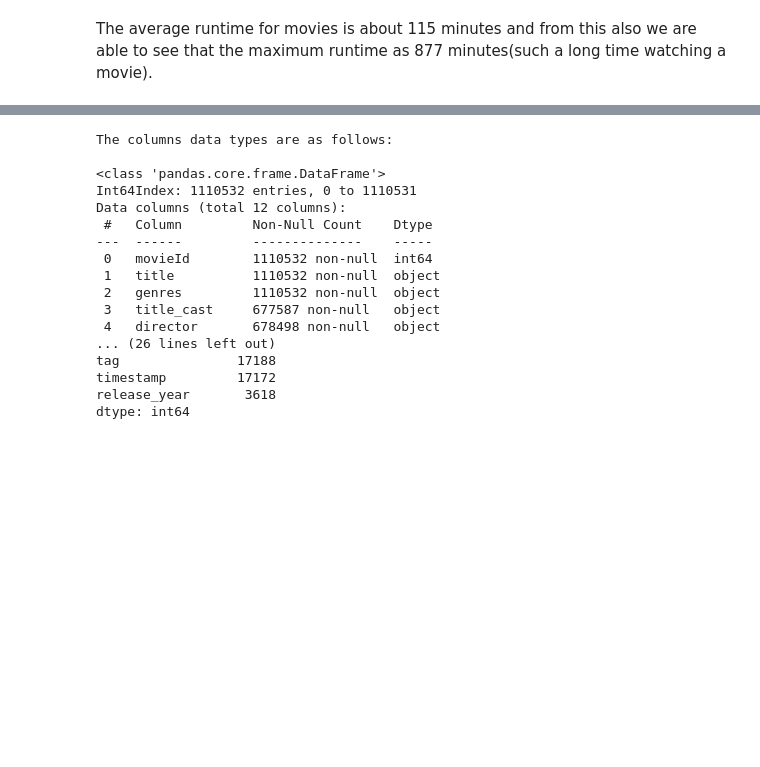
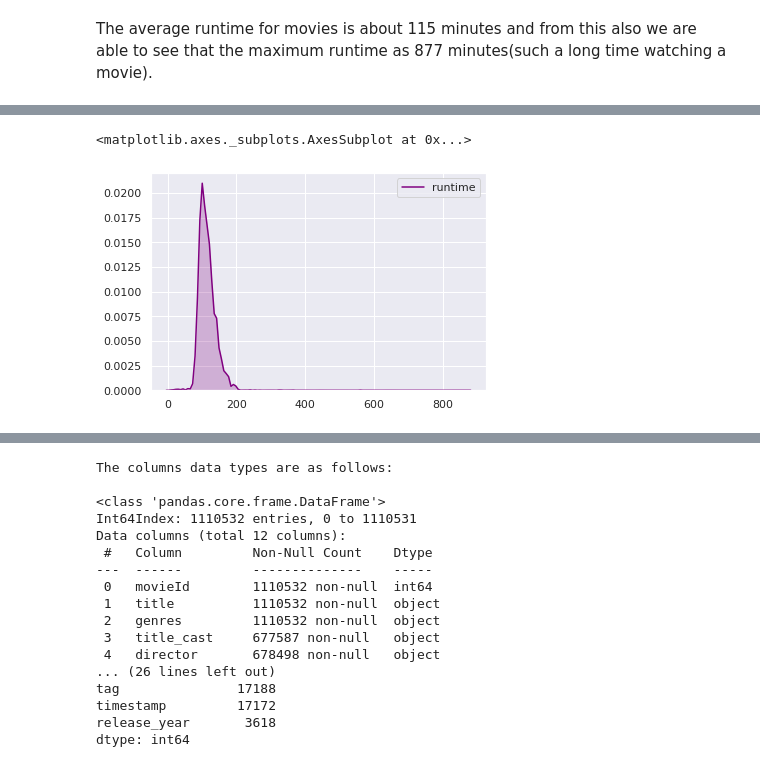
Before and after one commit to Keltings/Movie-Recommender-Engine, a Jupyter notebook: 2110ACDS_T1_Gathoni.ipynb, the cells around one changed output, grey strips where cells are left out. Drawn from its saved outputs; the diff is of its cells as text; code cells hidden in the pictures; blank space fills up the shorter version.

```diff
--- a/2110ACDS_T1_Gathoni.ipynb
+++ b/2110ACDS_T1_Gathoni.ipynb
@@ -595,0 +598,5 @@ memory usage: 110.1+ MB
+# %%
+#splitting the title_cast column into a list
+
+movies_df['title_cast']=movies_df['title_cast'].str.split('|')
+movies_df.head()
@@ -595,0 +610,4 @@ memory usage: 110.1+ MB
+# %%
+#spliting the genres column into a list
+movies_df['genres']=movies_df['genres'].str.split('|')
+movies_df
@@ -620,0 +648,7 @@ No duplicates!!
+# %%
+#Plot the Runtime
+sns.set(style="darkgrid", )
+sns.kdeplot(data=movies_df['runtime'], shade=True, color='purple')
+# %% [output]
+<matplotlib.axes._subplots.AxesSubplot at 0x...>
+[figure, added]
```
Also changed, not shown: parts of 110 cells of this notebook.
